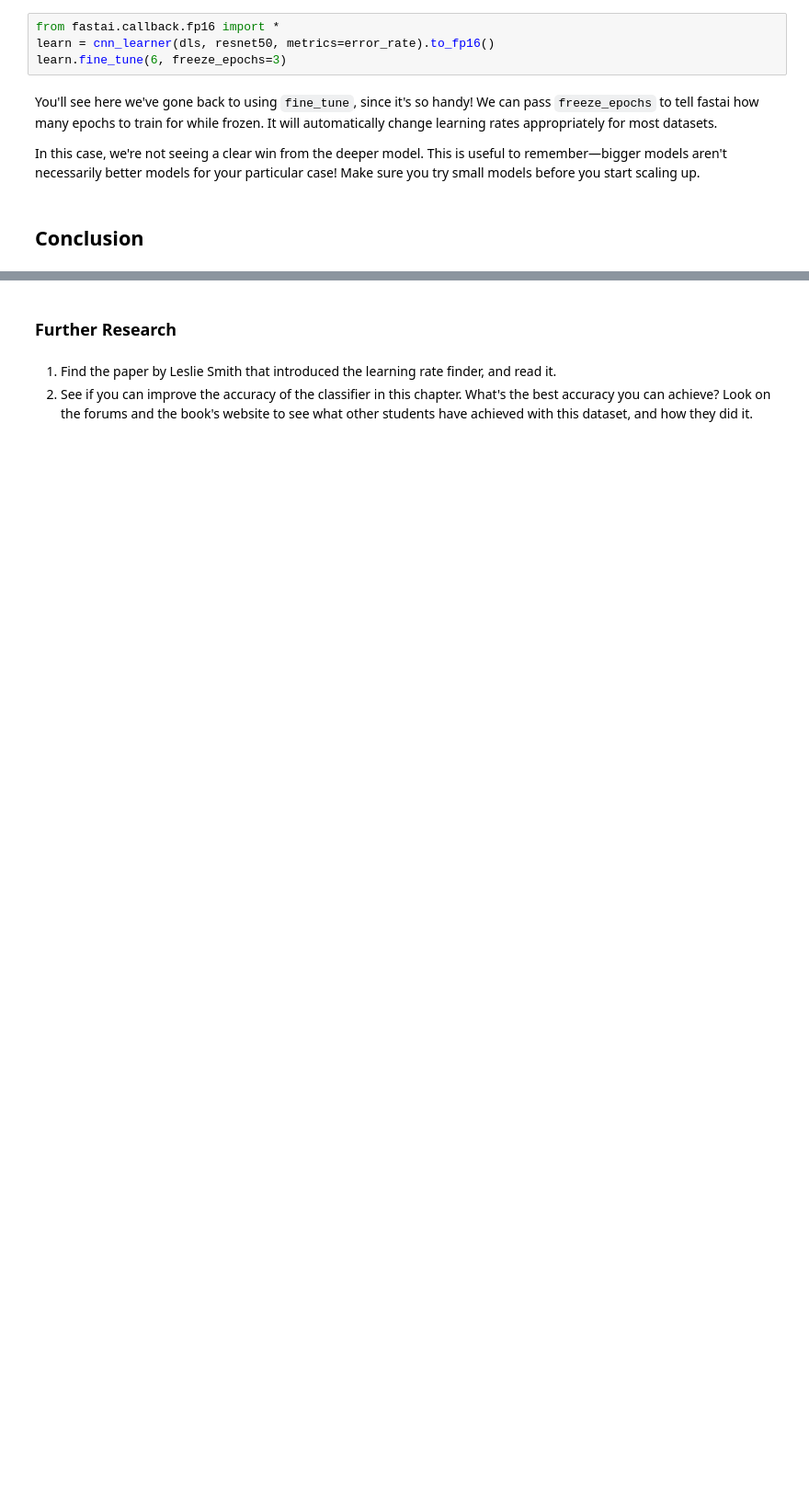
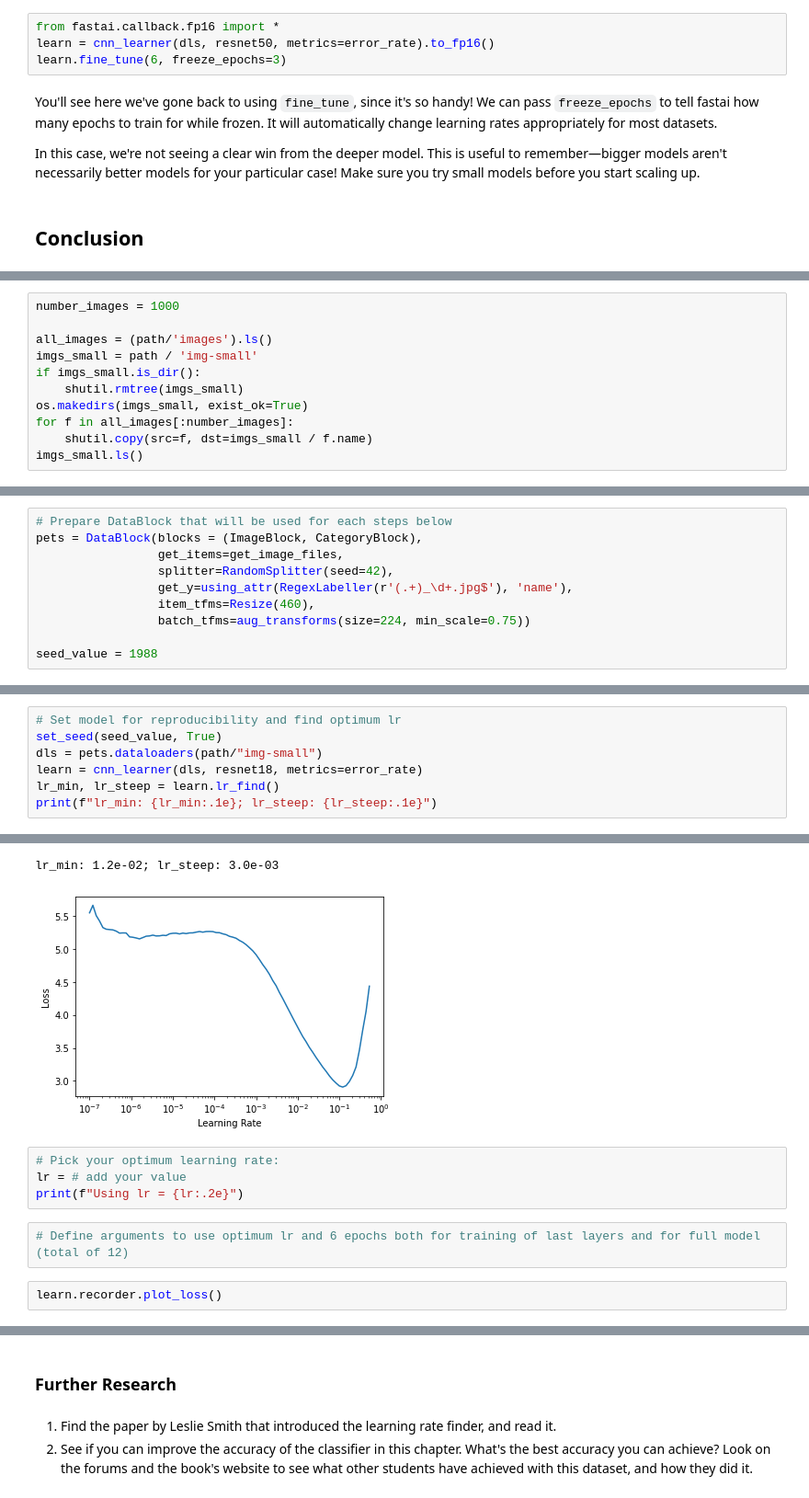
Before and after one commit to vtecftwy/fastbook, a Jupyter notebook: 05_pet_breeds.ipynb, the cells around one changed output, grey strips where cells are left out. Shown at 92% size. Saved outputs shown, nothing was run; the diff lists cells and outputs as text; blank space fills up the shorter version.

```diff
--- a/05_pet_breeds.ipynb
+++ b/05_pet_breeds.ipynb
@@ -792,0 +803,11 @@ Remember: the choices made in the implementation of cross-entropy loss are not t
+# %%
+number_images = 1000
+
+all_images = (path/'images').ls()
+imgs_small = path / 'img-small'
+if imgs_small.is_dir():
+    shutil.rmtree(imgs_small)
+os.makedirs(imgs_small, exist_ok=True)
+for f in all_images[:number_images]:
+    shutil.copy(src=f, dst=imgs_small / f.name)
+imgs_small.ls()
@@ -792,0 +942,10 @@ Remember: the choices made in the implementation of cross-entropy loss are not t
+# %%
+# Prepare DataBlock that will be used for each steps below
+pets = DataBlock(blocks = (ImageBlock, CategoryBlock),
+                 get_items=get_image_files,
+                 splitter=RandomSplitter(seed=42),
+                 get_y=using_attr(RegexLabeller(r'(.+)_\d+.jpg$'), 'name'),
+                 item_tfms=Resize(460),
+                 batch_tfms=aug_transforms(size=224, min_scale=0.75))
+
+seed_value = 1988
@@ -792,0 +961,8 @@ Remember: the choices made in the implementation of cross-entropy loss are not t
+# %%
+# Set model for reproducibility and find optimum lr
+set_seed(seed_value, True)
+dls = pets.dataloaders(path/"img-small")
+learn = cnn_learner(dls, resnet18, metrics=error_rate)
+lr_min, lr_steep = learn.lr_find()
+print(f"lr_min: {lr_min:.1e}; lr_steep: {lr_steep:.1e}")
+# %% [output]
@@ -792,0 +970,10 @@ Remember: the choices made in the implementation of cross-entropy loss are not t
+lr_min: 1.2e-02; lr_steep: 3.0e-03
+[figure, added]
+# %%
+# Pick your optimum learning rate:
+lr = # add your value
+print(f"Using lr = {lr:.2e}")
+# %%
+# Define arguments to use optimum lr and 6 epochs both for training of last layers and for full model (total of 12)
+# %%
+learn.recorder.plot_loss()
```
Also changed, not shown: parts of 55 cells of this notebook.
